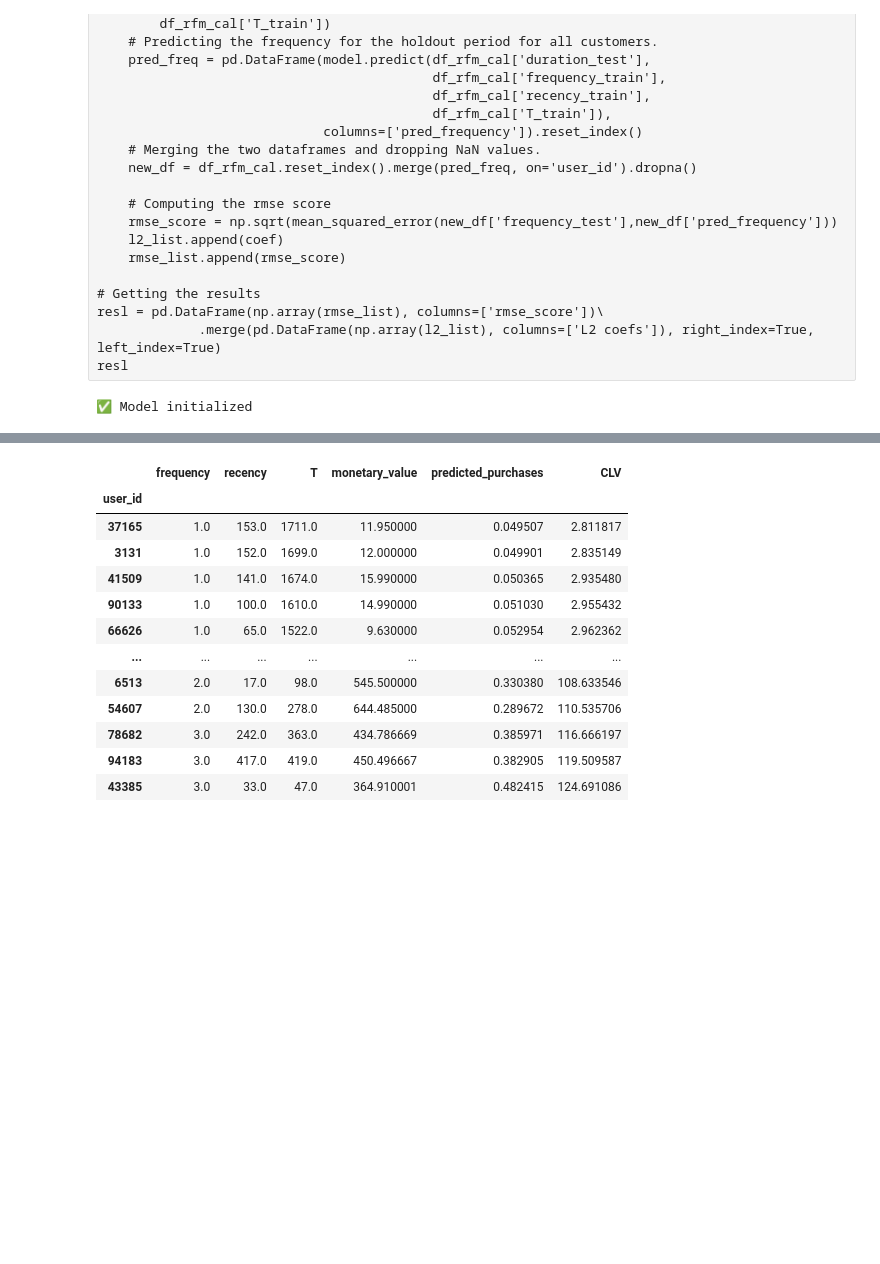
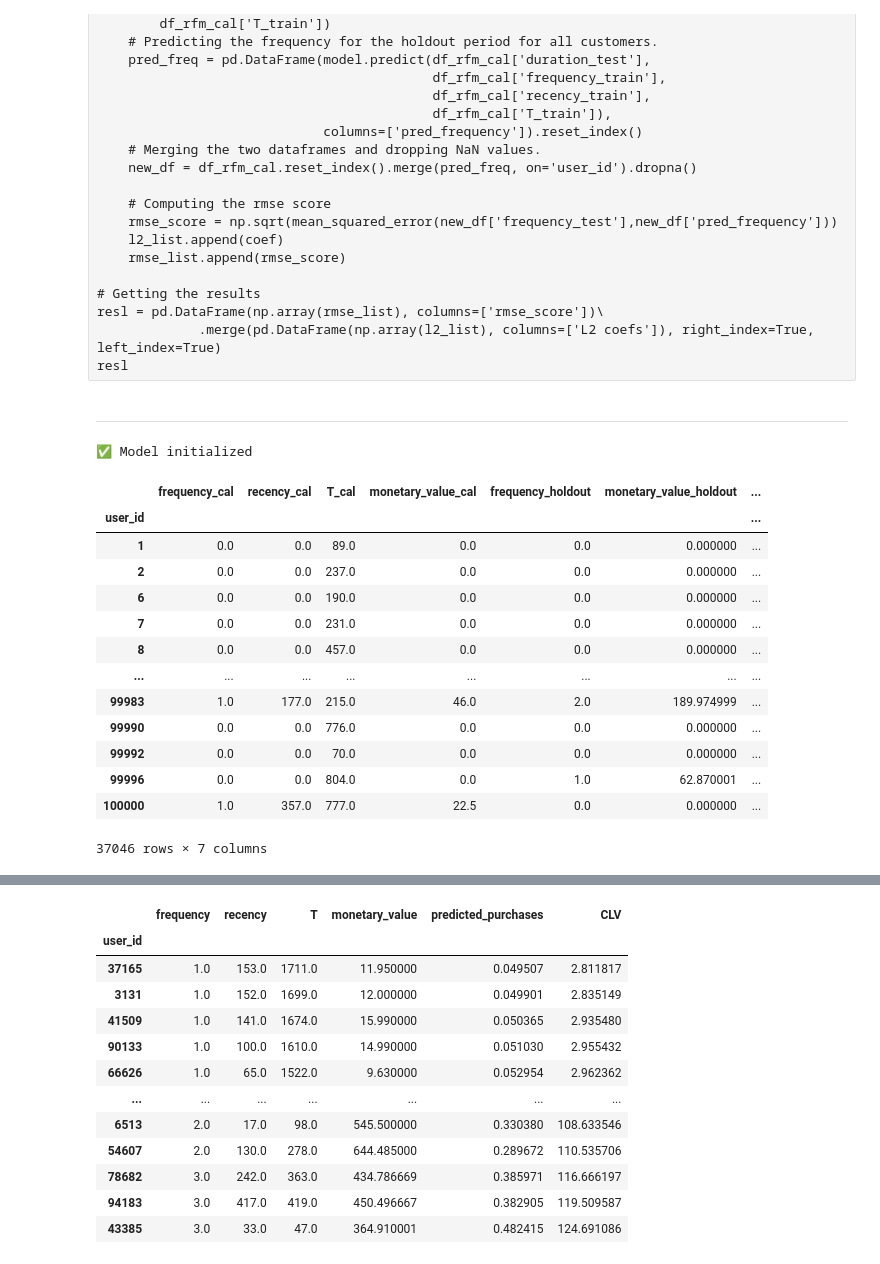
Before and after one commit to wjdals210/clv-the-look, a Jupyter notebook: IanCarrier_nb.ipynb, the cells around one changed output, grey strips where cells are left out. Saved outputs shown, nothing was run; the diff lists cells and outputs as text; code cells hidden in the pictures; blank space fills up the shorter version.

```diff
--- a/IanCarrier_nb.ipynb
+++ b/IanCarrier_nb.ipynb
@@ -111,6 +133,8 @@ for coef in l2_coefs :
 resl = pd.DataFrame(np.array(rmse_list), columns=['rmse_score'])\
              .merge(pd.DataFrame(np.array(l2_list), columns=['L2 coefs']), right_index=True, left_index=True)
 resl
+# %% [markdown]
+___
 # %%
 def train_model(rfm_train_df):
     pen_coef_ = 0.001
@@ -124,3 +148,20 @@ def train_model(rfm_train_df):
 model = train_model(train_df)
 # %% [output]
 ✅ Model initialized
+# %%
+train_df
+# %% [output]
+|  | frequency_cal | recency_cal | T_cal | monetary_value_cal | frequency_holdout | monetary_value_holdout | ... |
+| user_id |  |  |  |  |  |  | ... |
+| 1 | 0.0 | 0.0 | 89.0 | 0.0 | 0.0 | 0.000000 | ... |
+| 2 | 0.0 | 0.0 | 237.0 | 0.0 | 0.0 | 0.000000 | ... |
+| 6 | 0.0 | 0.0 | 190.0 | 0.0 | 0.0 | 0.000000 | ... |
+| 7 | 0.0 | 0.0 | 231.0 | 0.0 | 0.0 | 0.000000 | ... |
+| 8 | 0.0 | 0.0 | 457.0 | 0.0 | 0.0 | 0.000000 | ... |
+| ... | ... | ... | ... | ... | ... | ... | ... |
+| 99983 | 1.0 | 177.0 | 215.0 | 46.0 | 2.0 | 189.974999 | ... |
+| 99990 | 0.0 | 0.0 | 776.0 | 0.0 | 0.0 | 0.000000 | ... |
+| 99992 | 0.0 | 0.0 | 70.0 | 0.0 | 0.0 | 0.000000 | ... |
+| 99996 | 0.0 | 0.0 | 804.0 | 0.0 | 1.0 | 62.870001 | ... |
+| 100000 | 1.0 | 357.0 | 777.0 | 22.5 | 0.0 | 0.000000 | ... |
+37046 rows × 7 columns
```
Also changed, not shown: parts of 5 cells of this notebook, 2 other files.
